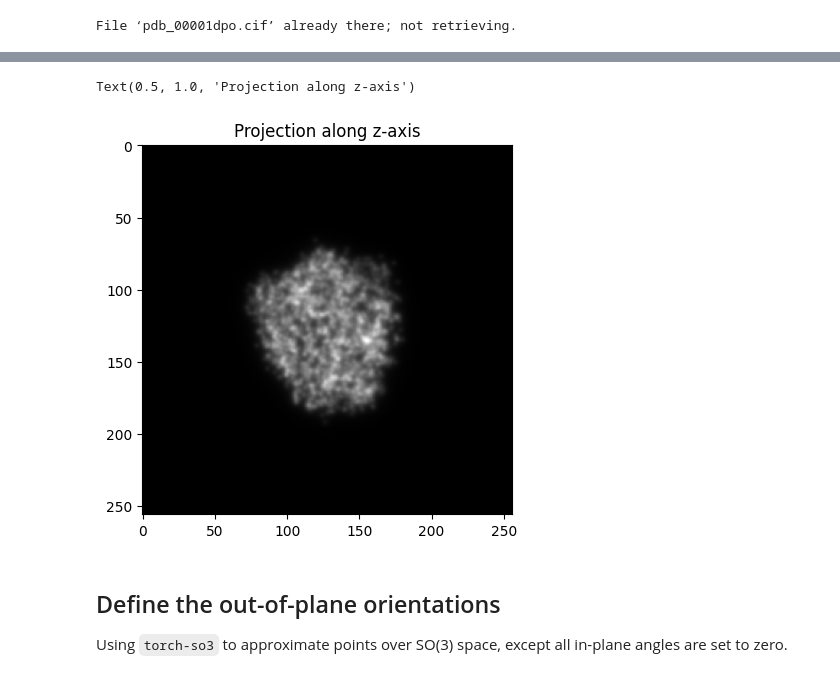
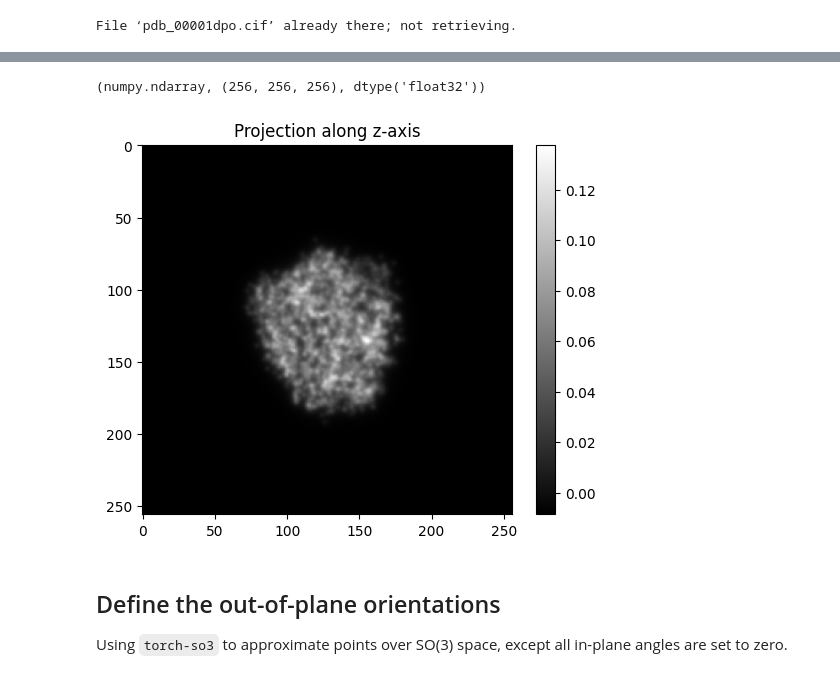
Before and after one commit to Lucaslab-Berkeley/Panther-EM, a Jupyter notebook: examples/demonstrate_decomposition.ipynb, the cells around one changed output, grey strips where cells are left out. Saved outputs shown, nothing was run; the diff lists cells and outputs as text; code cells hidden in the pictures.

```diff
--- a/examples/demonstrate_decomposition.ipynb
+++ b/examples/demonstrate_decomposition.ipynb
@@ -83,9 +38,25 @@ volume = volume.numpy()
+# %%
+volume = simulate_volume(
+    pdb_path="pdb_00001dpo.cif",
+    pixel_spacing=0.4,
+    volume_shape=(256, 256, 256),
+    voltage=300.0,
+    dose_start=0.0,
+    dose_end=15.0,
+    b_factor_scaling=1.0,
+    additional_b_factor=30.0,
+)
+# %%
+type(volume), volume.shape, volume.dtype
+# %% [output]
+(numpy.ndarray, (256, 256, 256), dtype('float32'))
 # %%
 plt.imshow(volume.sum(axis=0), cmap="gray")
 plt.title("Projection along z-axis")
+plt.colorbar()
+plt.show()
 # %% [output]
-Text(0.5, 1.0, 'Projection along z-axis')
-[figure, old version]
+[figure, new version]
 # %% [markdown]
 ## Define the out-of-plane orientations
 
```
Also changed, not shown: parts of 12 cells of this notebook, 4 other files.
